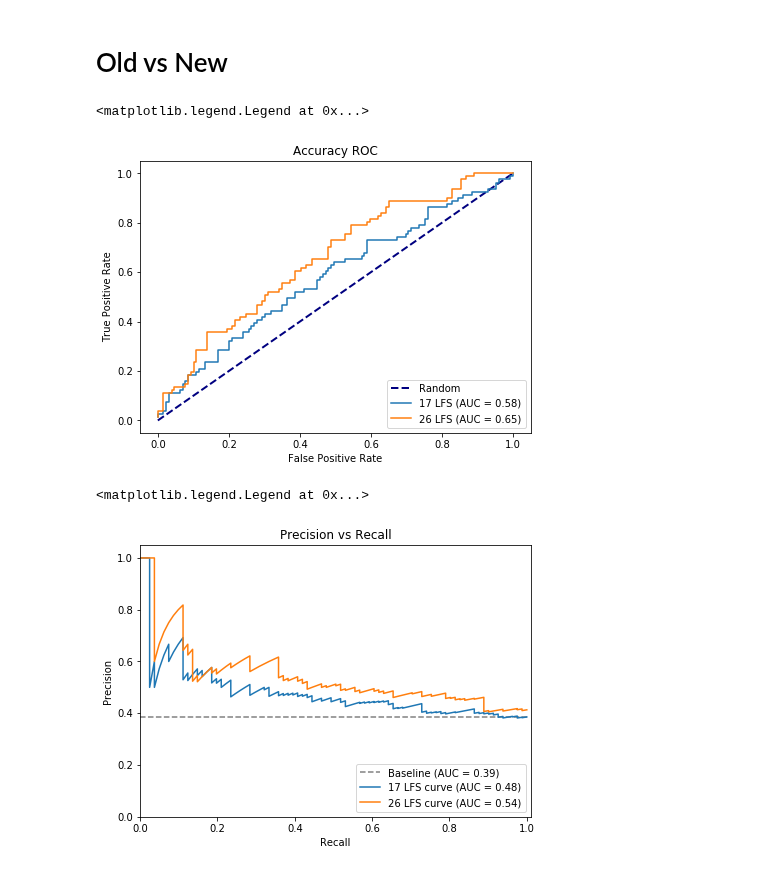
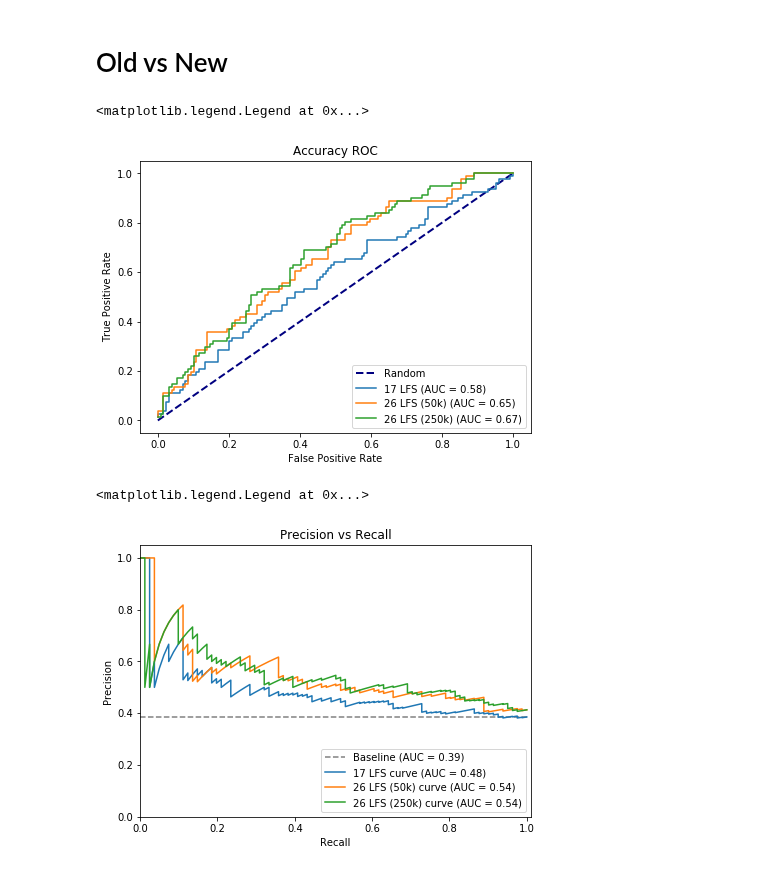
Before and after one commit to greenelab/snorkeling, a Jupyter notebook: All_Relationships/5.sentence-prediction-analysis.ipynb, the cells around one changed output. Drawn from its saved outputs; the diff is of its cells as text; code cells hidden in the pictures.

```diff
--- a/All_Relationships/5.sentence-prediction-analysis.ipynb
+++ b/All_Relationships/5.sentence-prediction-analysis.ipynb
@@ -171,8 +171,9 @@ plt.legend(loc="lower right")
 # %% [markdown]
 # Old vs New
 # %%
-marginals_17_df = pd.read_table('data/disc_model_marginals-17lfs.tsv')
-marginals_26_df = pd.read_table('data/disc_model_marginals.tsv')
+marginals_17_df = pd.read_table('data/disease_gene/disease_associates_gene/disc_model_marginals_17lfs.tsv')
+marginals_26_50k_df = pd.read_table('data/disease_gene/disease_associates_gene/disc_model_marginals_26lfs_50k.tsv')
+marginals_26_250k_df = pd.read_table('data/disease_gene/disease_associates_gene/disc_model_marginals_26lfs_250k.tsv')
 # %%
 plt.figure(figsize=(7,5))
 plt.plot([0, 1], [0, 1], color='navy', lw=2, linestyle='--', label="Random")
@@ -182,10 +183,15 @@ model_auc = auc(fpr, tpr)
 model_aucs[model] = model_auc
 plt.plot(fpr, tpr, label="{} (AUC = {:0.2f})".format('17 LFS', model_auc))
 
-fpr, tpr, _= roc_curve(dev_sentence_df.curated_dsh.values, marginals_26_df['LSTM'])
+fpr, tpr, _= roc_curve(dev_sentence_df.curated_dsh.values, marginals_26_50k_df['LSTM'])
 model_auc = auc(fpr, tpr)
 model_aucs[model] = model_auc
-plt.plot(fpr, tpr, label="{} (AUC = {:0.2f})".format('26 LFS', model_auc))
+plt.plot(fpr, tpr, label="{} (AUC = {:0.2f})".format('26 LFS (50k)', model_auc))
+
+fpr, tpr, _= roc_curve(dev_sentence_df.curated_dsh.values, marginals_26_250k_df['Bag of Words'])
+model_auc = auc(fpr, tpr)
+model_aucs[model] = model_auc
+plt.plot(fpr, tpr, label="{} (AUC = {:0.2f})".format('26 LFS (250k)', model_auc))
 
 plt.xlabel('False Positive Rate')
 plt.ylabel('True Positive Rate')
@@ -193,28 +199,33 @@ plt.title('Accuracy ROC')
 plt.legend(loc="lower right")
 # %% [output]
 <matplotlib.legend.Legend at 0x...>
-[figure, old version]
+[figure, new version]
 # %%
 plt.figure(figsize=(7,5))
 
 positive_class = dev_sentence_df.curated_dsh.values.sum()/dev_sentence_df.shape[0]
 plt.plot([0,1], [positive_class, positive_class], color='grey',
          linestyle='--', label='Baseline (AUC = {:0.2f})'.format(positive_class))
 
 precision, recall, _ = precision_recall_curve(dev_sentence_df.curated_dsh.values, marginals_17_df['Doc2Vec All'])
 model_auc = auc(recall, precision)
 plt.plot(recall, precision, label="{} curve (AUC = {:0.2f})".format('17 LFS', model_auc))
 
-precision, recall, _ = precision_recall_curve(dev_sentence_df.curated_dsh.values, marginals_26_df['LSTM'])
+precision, recall, _ = precision_recall_curve(dev_sentence_df.curated_dsh.values, marginals_26_50k_df['LSTM'])
 model_auc = auc(recall, precision)
-plt.plot(recall, precision, label="{} curve (AUC = {:0.2f})".format('26 LFS', model_auc))
+plt.plot(recall, precision, label="{} curve (AUC = {:0.2f})".format('26 LFS (50k)', model_auc))
+
+precision, recall, _ = precision_recall_curve(dev_sentence_df.curated_dsh.values, marginals_26_250k_df['Bag of Words'])
+model_auc = auc(recall, precision)
+plt.plot(recall, precision, label="{} curve (AUC = {:0.2f})".format('26 LFS (250k)', model_auc))
+
 
 plt.ylabel('Precision')
 plt.xlabel('Recall')
 plt.title('Precision vs Recall')
 plt.xlim([0, 1.01])
 plt.ylim([0, 1.05])
 plt.legend(loc="lower right")
 # %% [output]
 <matplotlib.legend.Legend at 0x...>
-[figure, old version]
+[figure, new version]
```
Also changed, not shown: parts of 6 cells of this notebook, 6 other files.
